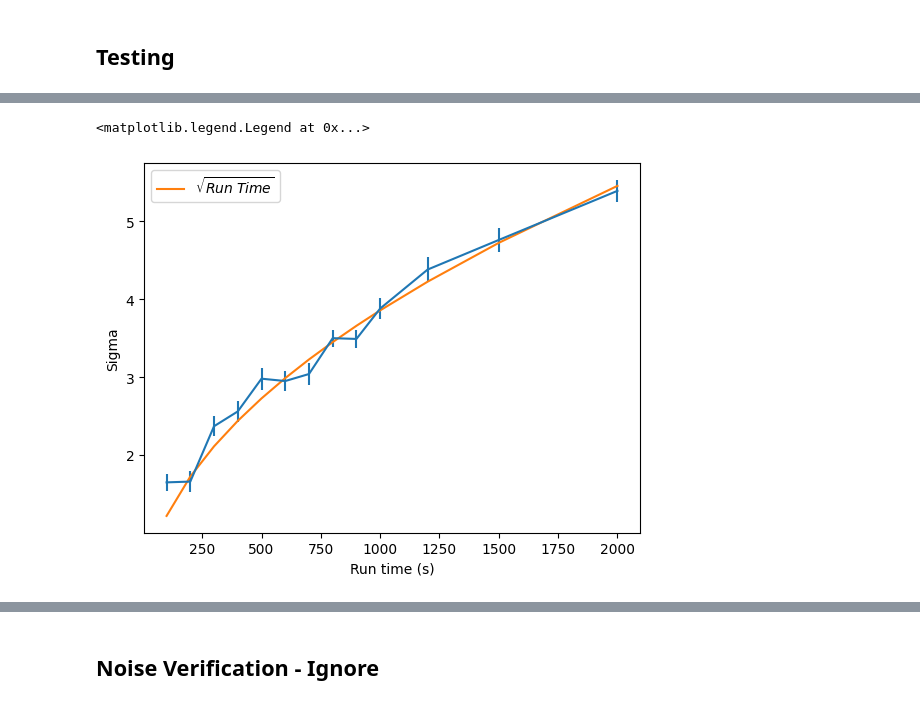
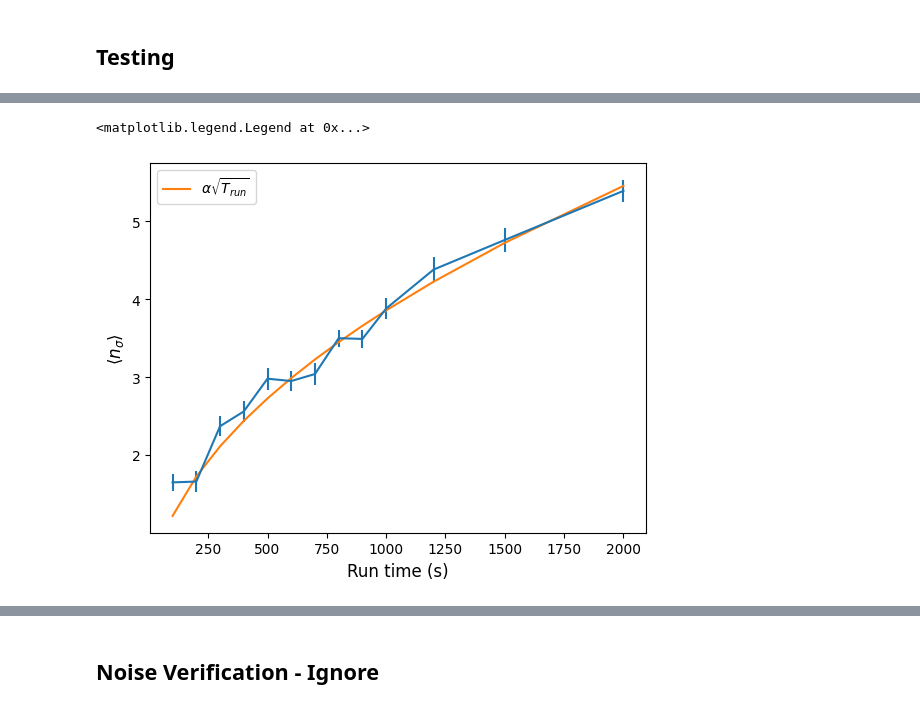
Before and after one commit to ShashanthS/XRI, a Jupyter notebook: XRI_Code.ipynb, the cells around one changed output, grey strips where cells are left out. Drawn from its saved outputs; the diff is of its cells as text; code cells hidden in the pictures.

```diff
--- a/XRI_Code.ipynb
+++ b/XRI_Code.ipynb
@@ -455,23 +430,23 @@ For exposure time=0.005 and integration time 2000: 49/50 | Average sig level: 5.
 # %%
 run_times = np.array([100, 200, 300, 400, 500, 600, 700, 800, 900, 1000, 1200, 1500, 2000])
 
 result_sigvals = [1.65, 1.66, 2.37, 2.56, 2.98, 2.95, 3.04, 3.50, 3.49, 3.88, 4.38, 4.76, 5.39]
 result_errs = [0.11, 0.13, 0.13, 0.13, 0.14, 0.13, 0.14, 0.11, 0.11, 0.13, 0.16, 0.15, 0.14]
 
 plt.errorbar(run_times, result_sigvals, yerr=result_errs)
 
 M = run_times/0.005
 
 # snr = sig_val_avg_list + M
 # plt.plot(snr, M, '.')
 
-plt.plot(run_times, np.sqrt(run_times)/8.2, label=r'$\sqrt{Run \; Time}$')
+plt.plot(run_times, np.sqrt(run_times)/8.2, label=r'$\alpha \sqrt{T_{run}}$')
 # plt.plot(M, result_sigvals)
-plt.xlabel('Run time (s)')
-plt.ylabel('Sigma')
+plt.xlabel('Run time (s)', fontsize=12)
+plt.ylabel(r'$\langle n_\sigma \rangle$', fontsize=12)
 plt.savefig('Figures/RunTime_Scaling.png')
 plt.legend()
 # %% [output]
 <matplotlib.legend.Legend at 0x...>
-[figure, old version]
+[figure, new version]
 # %%
```
Also changed, not shown: parts of 11 cells of this notebook.
